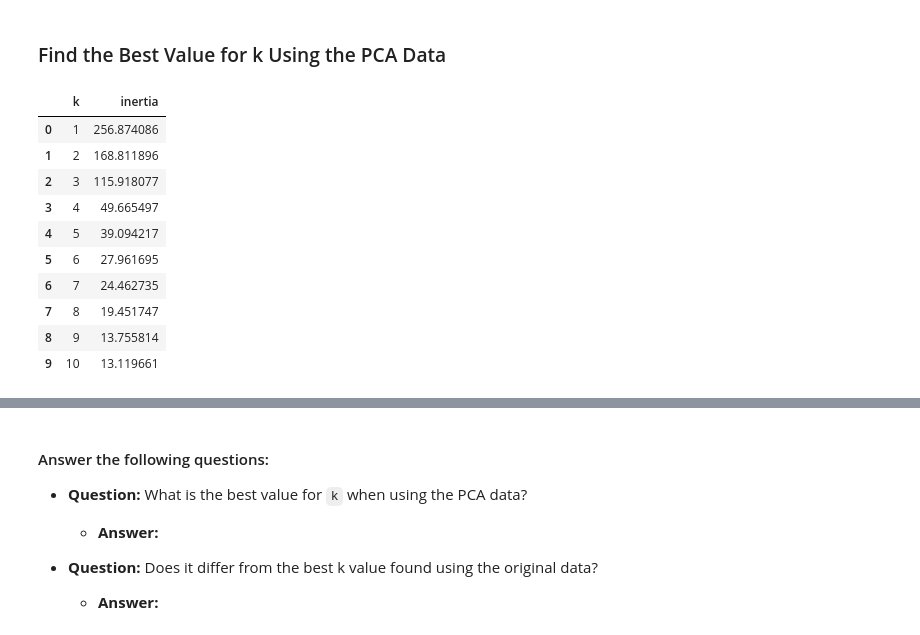
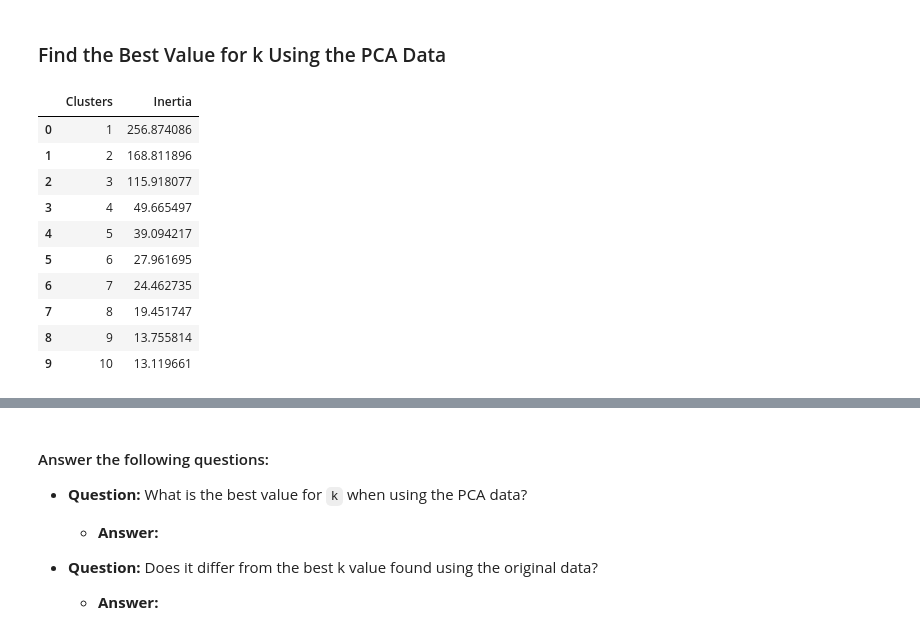
Before and after one commit to DanB369/CryptoClustering, a Jupyter notebook: Crytpo_Clustering.ipynb, the cells around one changed output, grey strips where cells are left out. Saved outputs shown, nothing was run; the diff lists cells and outputs as text; code cells hidden in the pictures.

```diff
--- a/Crytpo_Clustering.ipynb
+++ b/Crytpo_Clustering.ipynb
@@ -166,11 +175,13 @@ market_data_predictions_df.head()
 ### Optimize Clusters with Principal Component Analysis.
 # %%
 # Create a PCA model instance and set `n_components=3`.
+pca_model = PCA(n_components=3)
 # %%
 # Use the PCA model with `fit_transform` on the original scaled DataFrame to reduce to three principal components.
-
+pcaData = pca_model.fit_transform(market_data_scaled_df)
 
 # View the first five rows of the DataFrame.
+pcaData[0:5]
 # %% [output]
 array([[-0.60066733,  0.84276006,  0.46159457],
        [-0.45826071,  0.45846566,  0.95287678],
@@ -219,27 +228,35 @@ array([0.3719856 , 0.34700813, 0.17603793])
 # %%
 # Create a list with the number of k-values to try
 # Use a range from 1 to 11
-
+k_values = range(1, 11)
 
 # Create an empty list to store the inertia values
-
+inertia_values = []
 
 # Create a for loop to compute the inertia with each possible value of k
 # Inside the loop:
 # 1. Create a KMeans model using the loop counter for the n_clusters
 # 2. Fit the model to the data using PCA DataFrame.
 # 3. Append the model.inertia_ to the inertia list
+for k in k_values:
+    kmeans = KMeans(n_clusters=k, n_init='auto', random_state=1)
+    kmeans.fit(pcaData)
+    inertia_values.append(kmeans.inertia_)
 
 
 # Create a dictionary with the data to plot the Elbow curve
-
+elbow = {
+    "Clusters": k_values,
+    "Inertia": inertia_values
+}
 
 # Create a DataFrame with the data to plot the Elbow curve
-
+elbow_df = pd.DataFrame(elbow)
 
 # Display the DataFrame
+elbow_df
 # %% [output]
-|  | k | inertia |
+|  | Clusters | Inertia |
 | 0 | 1 | 256.874086 |
 | 1 | 2 | 168.811896 |
 | 2 | 3 | 115.918077 |
```
Also changed, not shown: parts of 5 cells of this notebook.
